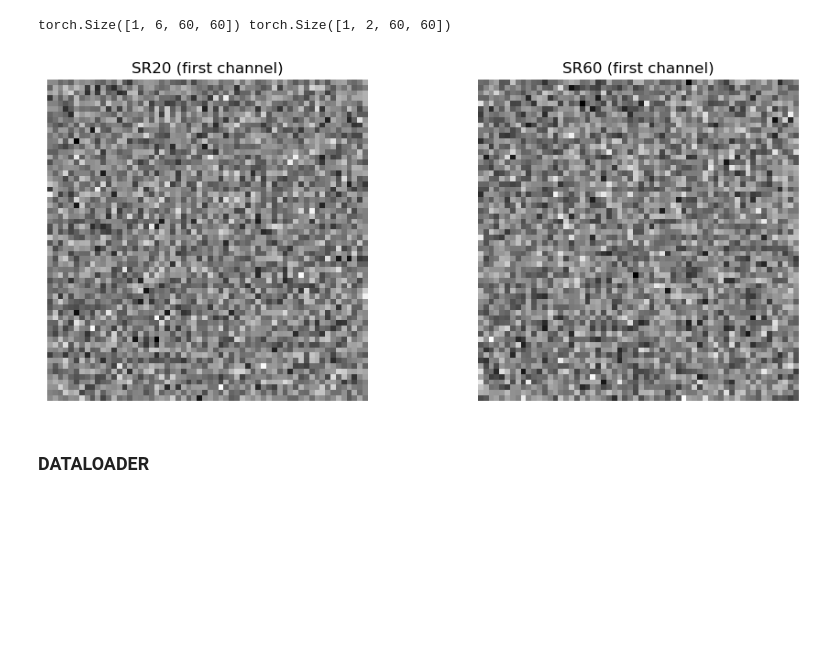
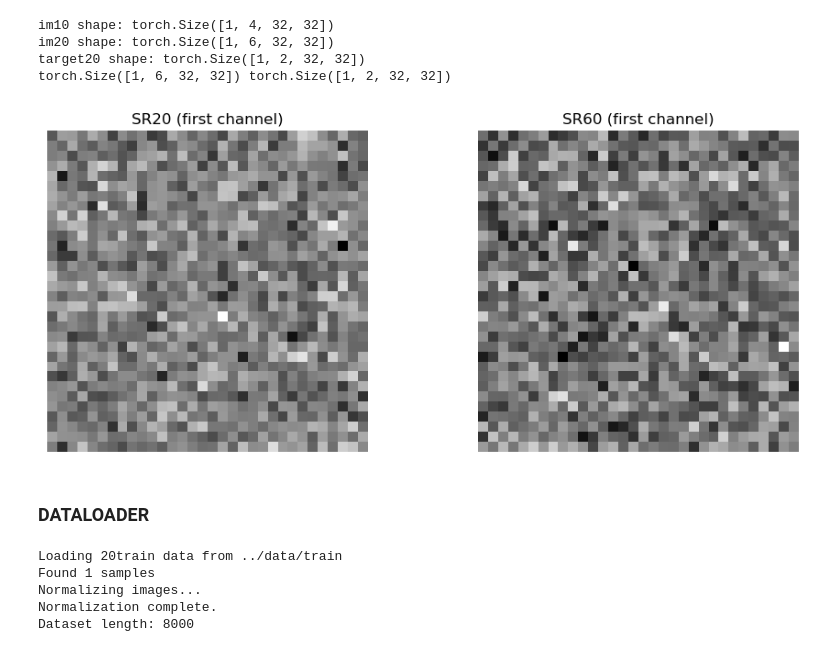
Before and after one commit to MrJJimenez/Super-Resolution-of-Sentinel-2-Low-Resolution, a Jupyter notebook: training/training.ipynb, the cells around one changed output. Cells and saved outputs as stored; diff of their text form; code cells hidden in the pictures; blank space fills up the shorter version.

```diff
--- a/training/training.ipynb
+++ b/training/training.ipynb
@@ -13,32 +16,48 @@ from utils.loaddata import (
 # %%
-model = Sen2RDSR()
+
 #print(model)
 # Dummy input tensors
-im10 = torch.randn(1, 4, 60, 60)       # HR bands at 10m
-im20 = torch.randn(1, 6, 60, 60)        # 20m bands
-im60 = torch.randn(1, 2, 60, 60)        # 60m bands
+im10 = torch.randn(1, 4, 32, 32)       # HR bands at 10m
+im20 = torch.randn(1, 6, 32, 32)        # 20m bands
+im60 = torch.randn(1, 2, 32, 32)        # 60m bands
+
+print(f"im10 shape: {im10.shape}")
+print(f"im20 shape: {im20.shape}")
+print(f"target20 shape: {im60.shape}")
 
 sr20, sr60 = model(im10, im20, im60)
 print(sr20.shape, sr60.shape)  # Expect [1, 6, 60, 60] and [1, 2, 60, 60]
 
 # Plot the first channel of sr20 and sr60 as images
 plt.figure(figsize=(10, 4))
 
 plt.subplot(1, 2, 1)
 plt.title("SR20 (first channel)")
 plt.imshow(sr20[0, 0].detach().cpu().numpy(), cmap='gray')
 plt.axis('off')
 
 plt.subplot(1, 2, 2)
 plt.title("SR60 (first channel)")
 plt.imshow(sr60[0, 0].detach().cpu().numpy(), cmap='gray')
 plt.axis('off')
 
 plt.tight_layout()
 plt.show()
 # %% [output]
-torch.Size([1, 6, 60, 60]) torch.Size([1, 2, 60, 60])
+im10 shape: torch.Size([1, 4, 32, 32])
+im20 shape: torch.Size([1, 6, 32, 32])
+target20 shape: torch.Size([1, 2, 32, 32])
+torch.Size([1, 6, 32, 32]) torch.Size([1, 2, 32, 32])
-[figure, old version]
+[figure, new version]
 # %% [markdown]
 ### DATALOADER
+# %%
+dataset20 = Sentinel2Dataset(dataset_type="20train")
+print(f"Dataset length: {len(dataset20)}")
+# %% [output]
+Loading 20train data from ../data/train
+Found 1 samples
+Normalizing images...
+Normalization complete.
+Dataset length: 8000
 # %%
```
Also changed, not shown: parts of 5 cells of this notebook, 2 other files.
